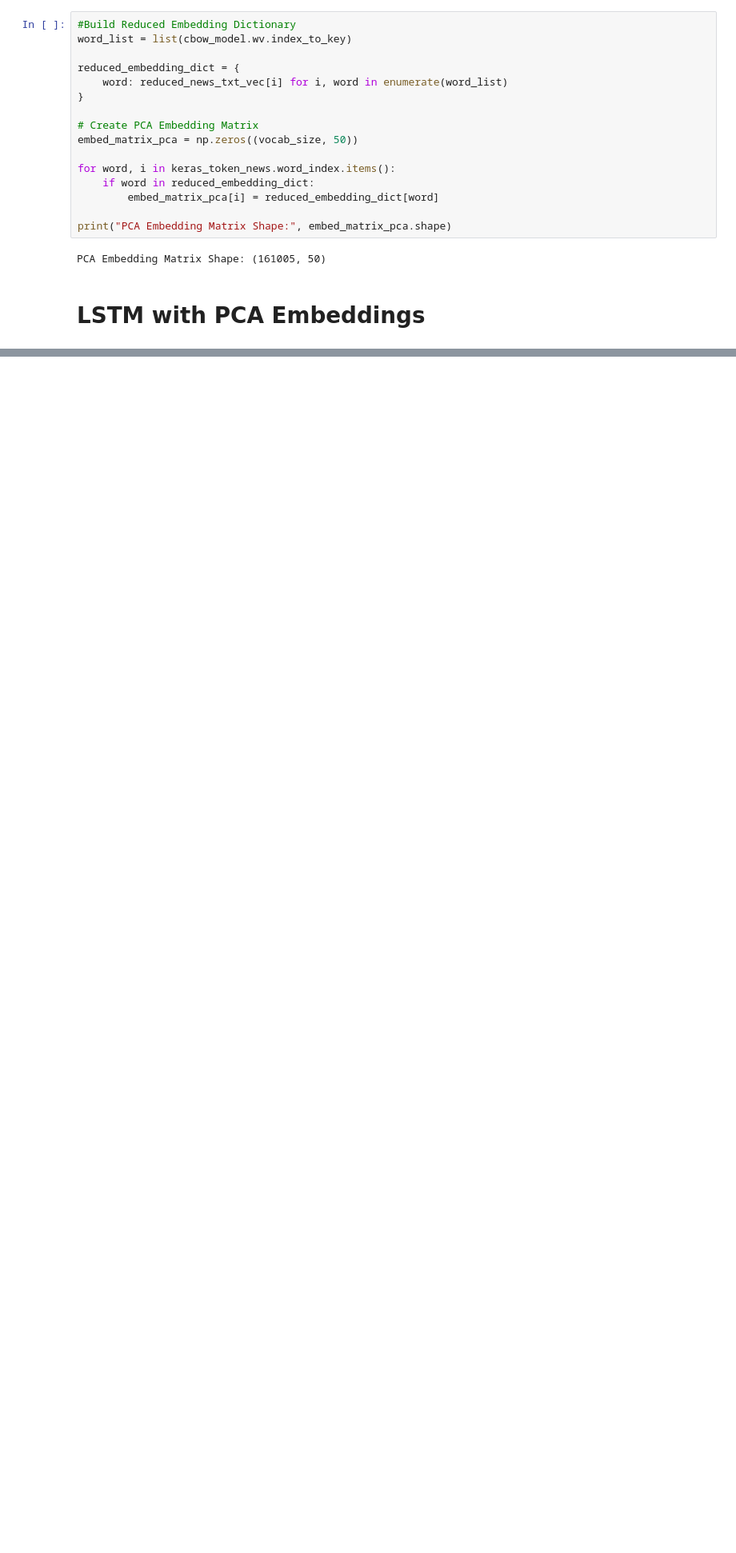
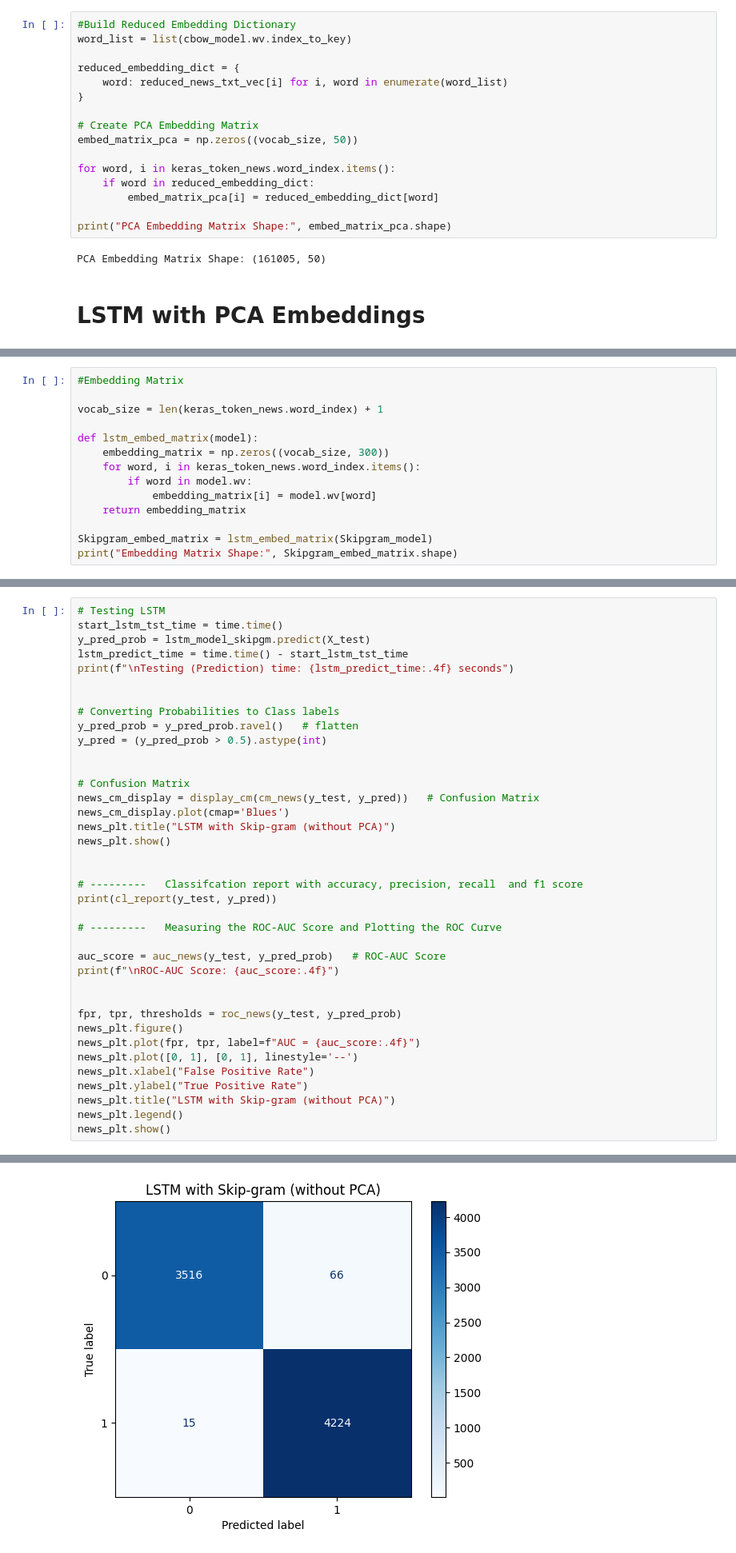
Before and after one commit to SasiEarni/CBOW-and-Skip-gram, a Jupyter notebook: CBOW_vs_Skipgram_Text_Classification.ipynb, the cells around one changed output, grey strips where cells are left out. Shown at 80% size. Drawn from its saved outputs; the diff is of its cells as text; blank space fills up the shorter version.

Commit message:
Implemented Skip-gram Word2Vec with and without PCA dimensionality reduction

```diff
--- a/CBOW_vs_Skipgram_Text_Classification.ipynb
+++ b/CBOW_vs_Skipgram_Text_Classification.ipynb
@@ -986,0 +1050,14 @@ ROC-AUC Score: 0.9984
+# %%
+#Embedding Matrix
+
+vocab_size = len(keras_token_news.word_index) + 1
+
+def lstm_embed_matrix(model):
+    embedding_matrix = np.zeros((vocab_size, 300))
+    for word, i in keras_token_news.word_index.items():
+        if word in model.wv:
+            embedding_matrix[i] = model.wv[word]
+    return embedding_matrix
+
+Skipgram_embed_matrix = lstm_embed_matrix(Skipgram_model)
+print("Embedding Matrix Shape:", Skipgram_embed_matrix.shape)
@@ -986,0 +1125,39 @@ ROC-AUC Score: 0.9984
+# %%
+# Testing LSTM
+start_lstm_tst_time = time.time()
+y_pred_prob = lstm_model_skipgm.predict(X_test)
+lstm_predict_time = time.time() - start_lstm_tst_time
+print(f"\nTesting (Prediction) time: {lstm_predict_time:.4f} seconds")
+
+
+# Converting Probabilities to Class labels
+y_pred_prob = y_pred_prob.ravel()   # flatten
+y_pred = (y_pred_prob > 0.5).astype(int)
+
+
+# Confusion Matrix
+news_cm_display = display_cm(cm_news(y_test, y_pred))   # Confusion Matrix
+news_cm_display.plot(cmap='Blues')
+news_plt.title("LSTM with Skip-gram (without PCA)")
+news_plt.show()
+
+
+# ---------   Classifcation report with accuracy, precision, recall  and f1 score
+print(cl_report(y_test, y_pred))
+
+# ---------   Measuring the ROC-AUC Score and Plotting the ROC Curve
+
+auc_score = auc_news(y_test, y_pred_prob)   # ROC-AUC Score
+print(f"\nROC-AUC Score: {auc_score:.4f}")
+
+
+fpr, tpr, thresholds = roc_news(y_test, y_pred_prob)
+news_plt.figure()
+news_plt.plot(fpr, tpr, label=f"AUC = {auc_score:.4f}")
+news_plt.plot([0, 1], [0, 1], linestyle='--')
+news_plt.xlabel("False Positive Rate")
+news_plt.ylabel("True Positive Rate")
+news_plt.title("LSTM with Skip-gram (without PCA)")
+news_plt.legend()
+news_plt.show()
+# %% [output]
@@ -986,0 +1167 @@ ROC-AUC Score: 0.9984
+[figure, added]
```
Also changed, not shown: parts of 39 cells of this notebook.
